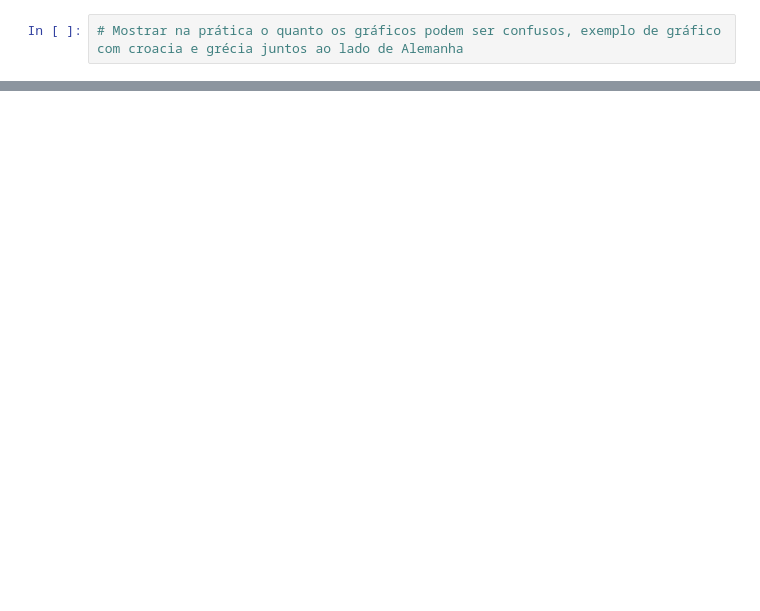
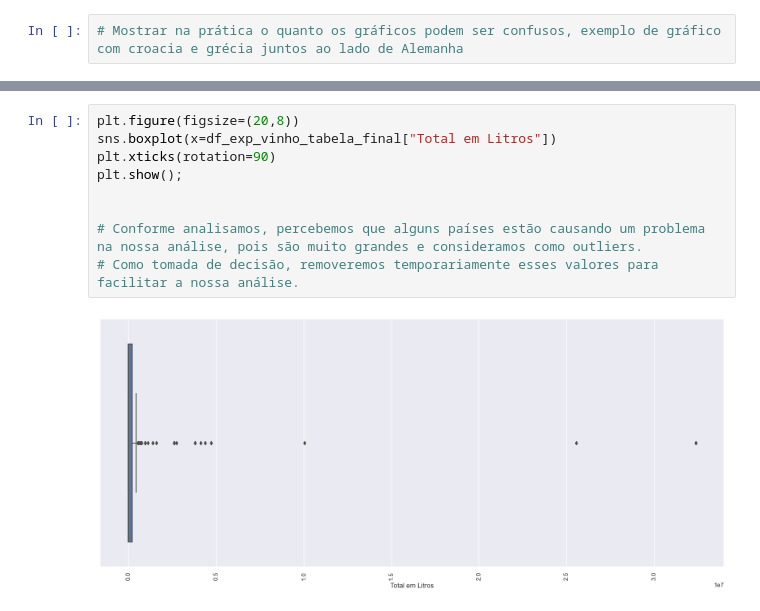
Before and after one commit to almeida25/data_analysis_vinicula, a Jupyter notebook: vinicula.ipynb, the cells around one changed output, grey strips where cells are left out. Cells and saved outputs as stored; diff of their text form; blank space fills up the shorter version.

```diff
--- a/vinicula.ipynb
+++ b/vinicula.ipynb
@@ -389,0 +446,11 @@ plt.show();
+# %%
+plt.figure(figsize=(20,8))
+sns.boxplot(x=df_exp_vinho_tabela_final["Total em Litros"])
+plt.xticks(rotation=90)
+plt.show();
+
+
+# Conforme analisamos, percebemos que alguns países estão causando um problema na nossa análise, pois são muito grandes e consideramos como outliers.
+# Como tomada de decisão, removeremos temporariamente esses valores para facilitar a nossa análise.
+# %% [output]
+[figure, added]
```
Also changed, not shown: parts of 48 cells of this notebook.
